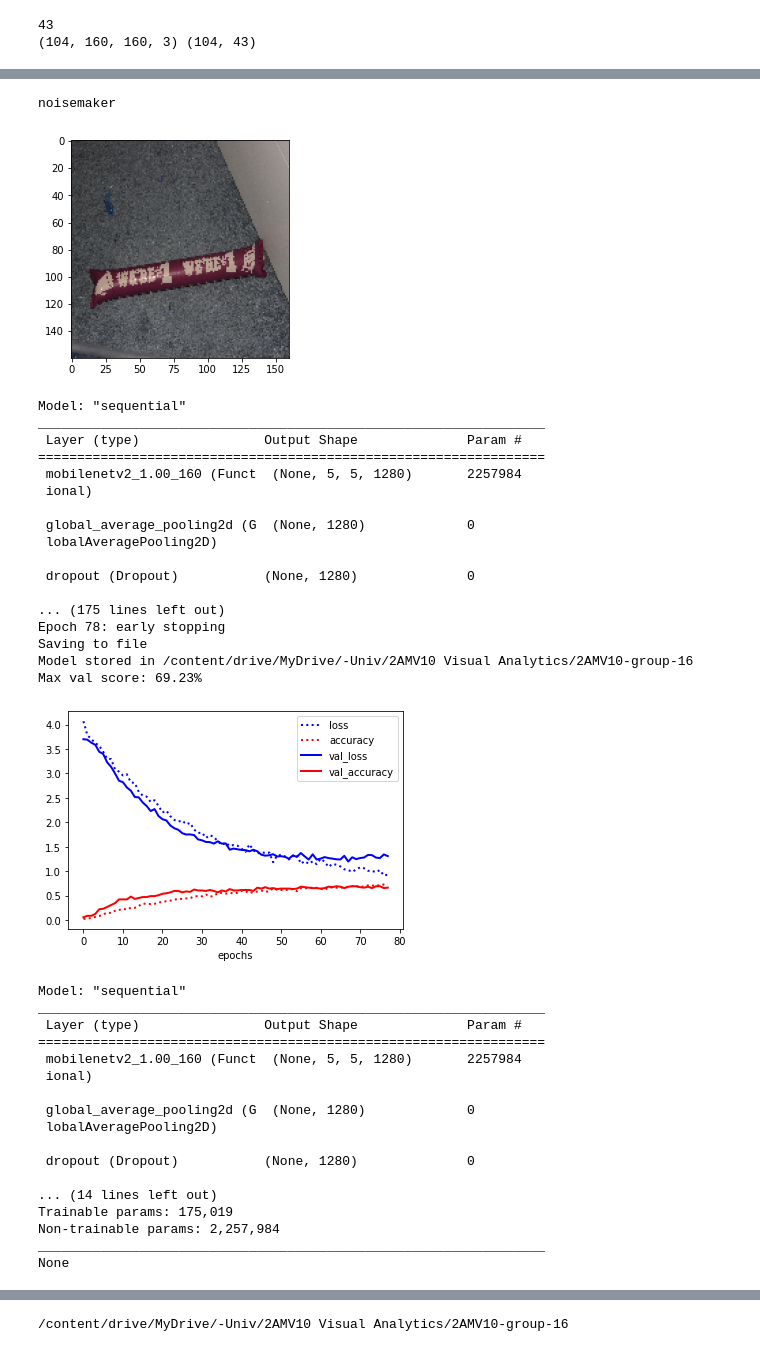
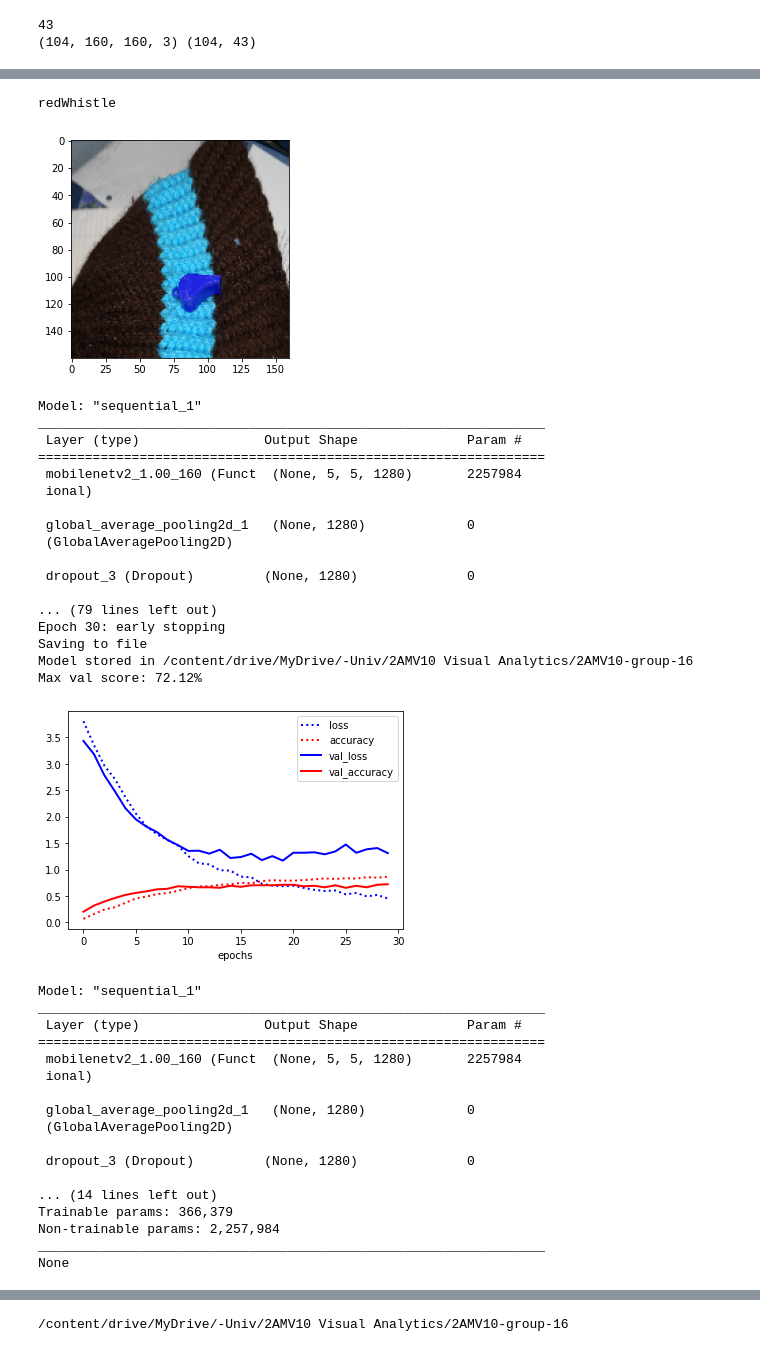
Before and after one commit to JfmGijsbers/2AMV10-group-16, a Jupyter notebook: run2.ipynb, the cells around one changed output, grey strips where cells are left out. Cells and saved outputs as stored; diff of their text form; code cells hidden in the pictures.

```diff
--- a/run2.ipynb
+++ b/run2.ipynb
@@ -209,0 +178,11 @@ labels
+# %%
+# save('X.npy', X)
+# save('y.npy', y)
+# save('labels.npy', labels)
+
+X = load('/content/drive/MyDrive/-Univ/2AMV10/2AMV10-group-16/X.npy')
+y = load('/content/drive/MyDrive/-Univ/2AMV10/2AMV10-group-16/y.npy')
+# labels = load('/content/drive/MyDrive/-Univ/2AMV10/2AMV10-group-16/labels.npy')
+
+# print(X.shape, y.shape)
+# y=np.argmax(y,axis=1)
@@ -520,8 +302,8 @@ array([0., 0., 0., 0., 0., 0., 0., 0., 0., 0., 0., 0., 0., 0., 0., 0., 0.,
 plt.imshow(X_test[5])
 print(classes[np.argmax(y_test[5])])
 # %% [output]
-noisemaker
+redWhistle
-[figure, old version]
+[figure, new version]
 # %%
 def augment_data():
     """ Augments the data and returns a generator and the validation data and labels
@@ -542,26 +324,29 @@ from tensorflow.keras import layers
 from tensorflow.keras.applications import MobileNetV2
 from tensorflow.keras.preprocessing.image import ImageDataGenerator
 
+mobilenet = MobileNetV2(input_shape=(160,160,3),
+                    alpha=1.0,
+                    include_top=False,
+                    weights="imagenet",
+                    input_tensor=None,
+                    pooling=None
+                    )
+
 def build_toy_model():
     model = models.Sequential()
-    model.add(MobileNetV2(input_shape=(160,160,3),
-                        alpha=1.0,
-                        include_top=False,
-                        weights="imagenet",
-                        input_tensor=None,
-                        pooling=None
-                       ))
+
+    model.add(mobilenet)
     # I tried unfreezing in the function below but it didnt work well
     for layer in model.layers[:1]:
       layer.trainable = False
 
     model.add(layers.GlobalAveragePooling2D())
-    model.add(layers.Dropout(0.3))
+    model.add(layers.Dropout(0.25))
     model.add(layers.Flatten())
+    model.add(layers.Dense(256, activation='relu'))
+    model.add(layers.Dropout(0.35))
     model.add(layers.Dense(128, activation='relu'))
-    model.add(layers.Dropout(0.4))
-    model.add(layers.Dense(64, activation='relu'))
-    model.add(layers.Dropout(0.5))
+    model.add(layers.Dropout(0.45))
     model.add(layers.Dense(y_val.shape[1], activation='softmax'))
     model.compile(optimizer='rmsprop',
                   loss='categorical_crossentropy',
@@ -576,40 +361,40 @@ from tensorflow.keras.callbacks import EarlyStopping
 callback = EarlyStopping(monitor='val_loss', mode='min', verbose=1, patience=10)
 # %%
 run_evaluation("toy_example", build_toy_model, augment_data(),
-               PATH_m, generator=True, epochs=100, steps_per_epoch=20)
+               PATH_m, generator=True, epochs=100, steps_per_epoch=30)
 # %% [output]
-Model: "sequential"
+Model: "sequential_1"
 _________________________________________________________________
  Layer (type)                Output Shape              Param #
 =================================================================
  mobilenetv2_1.00_160 (Funct  (None, 5, 5, 1280)       2257984
  ional)
 
- global_average_pooling2d (G  (None, 1280)             0
- lobalAveragePooling2D)
+ global_average_pooling2d_1   (None, 1280)             0
+ (GlobalAveragePooling2D)
 
- dropout (Dropout)           (None, 1280)              0
+ dropout_3 (Dropout)         (None, 1280)              0
 
-... (175 lines left out)
-Epoch 78: early stopping
+... (79 lines left out)
+Epoch 30: early stopping
 Saving to file
 Model stored in /content/drive/MyDrive/-Univ/2AMV10 Visual Analytics/2AMV10-group-16
-Max val score: 69.23%
+Max val score: 72.12%
-[figure, old version]
+[figure, new version]
-Model: "sequential"
+Model: "sequential_1"
 _________________________________________________________________
  Layer (type)                Output Shape              Param #
 =================================================================
  mobilenetv2_1.00_160 (Funct  (None, 5, 5, 1280)       2257984
  ional)
 
- global_average_pooling2d (G  (None, 1280)             0
- lobalAveragePooling2D)
+ global_average_pooling2d_1   (None, 1280)             0
+ (GlobalAveragePooling2D)
 
- dropout (Dropout)           (None, 1280)              0
+ dropout_3 (Dropout)         (None, 1280)              0
 
 ... (14 lines left out)
-Trainable params: 175,019
+Trainable params: 366,379
 Non-trainable params: 2,257,984
 _________________________________________________________________
 None
```
Also changed, not shown: parts of 46 cells of this notebook.
